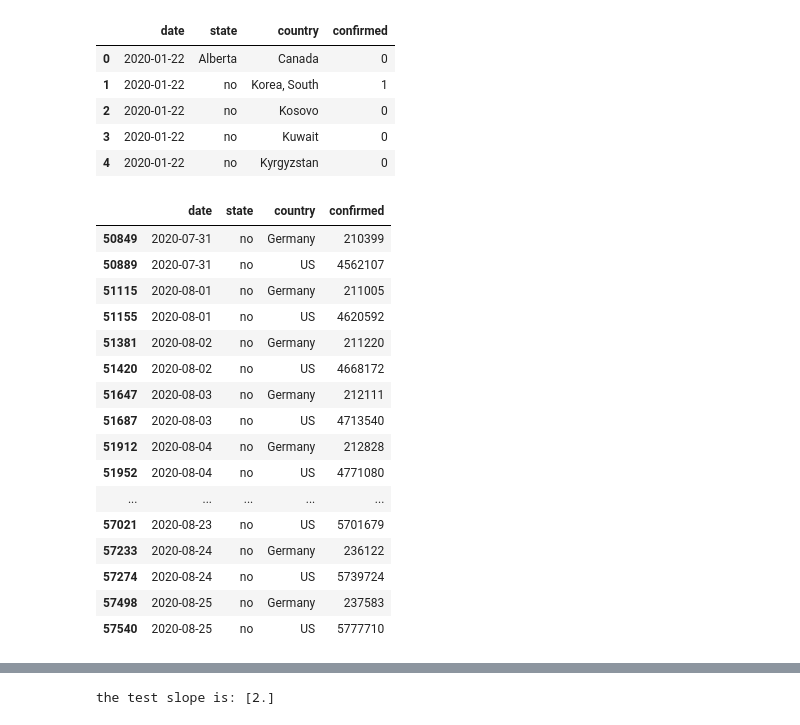
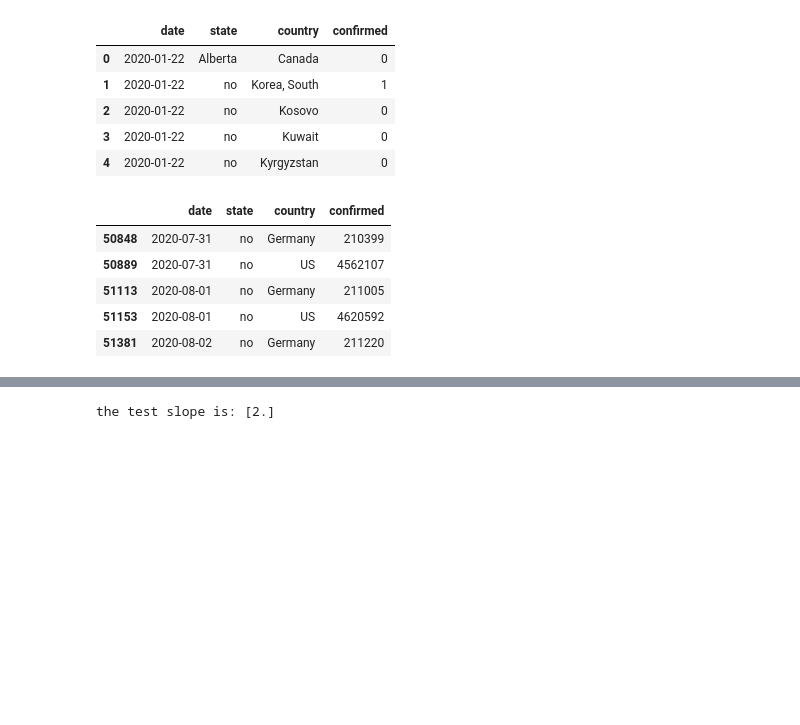
Before and after one commit to SantoshUpadhye/Enterprise_Data_Science_COVID-19, a Jupyter notebook: notebooks/Data_Preparation-V1.0.ipynb, the cells around one changed output, grey strips where cells are left out. Drawn from its saved outputs; the diff is of its cells as text; code cells hidden in the pictures; blank space fills up the shorter version.

```diff
--- a/notebooks/Data_Preparation-V1.0.ipynb
+++ b/notebooks/Data_Preparation-V1.0.ipynb
@@ -338,25 +317,14 @@ test_data=pd_JH_data[((pd_JH_data['country']=='US')|
                       (pd_JH_data['country']=='Germany'))&
                      (pd_JH_data['date']>'2020-07-30')]
 # %%
-test_data#.head()
+test_data.head()
 # %% [output]
 |  | date | state | country | confirmed |
-| 50849 | 2020-07-31 | no | Germany | 210399 |
+| 50848 | 2020-07-31 | no | Germany | 210399 |
 | 50889 | 2020-07-31 | no | US | 4562107 |
-| 51115 | 2020-08-01 | no | Germany | 211005 |
-| 51155 | 2020-08-01 | no | US | 4620592 |
+| 51113 | 2020-08-01 | no | Germany | 211005 |
+| 51153 | 2020-08-01 | no | US | 4620592 |
 | 51381 | 2020-08-02 | no | Germany | 211220 |
-| 51420 | 2020-08-02 | no | US | 4668172 |
-| 51647 | 2020-08-03 | no | Germany | 212111 |
-| 51687 | 2020-08-03 | no | US | 4713540 |
-| 51912 | 2020-08-04 | no | Germany | 212828 |
-| 51952 | 2020-08-04 | no | US | 4771080 |
-| ... | ... | ... | ... | ... |
-| 57021 | 2020-08-23 | no | US | 5701679 |
-| 57233 | 2020-08-24 | no | Germany | 236122 |
-| 57274 | 2020-08-24 | no | US | 5739724 |
-| 57498 | 2020-08-25 | no | Germany | 237583 |
-| 57540 | 2020-08-25 | no | US | 5777710 |
 # %%
 test_data.groupby(['country']).agg(np.max)
 # %% [output]
```
Also changed, not shown: parts of 21 cells of this notebook, 1 other file.
